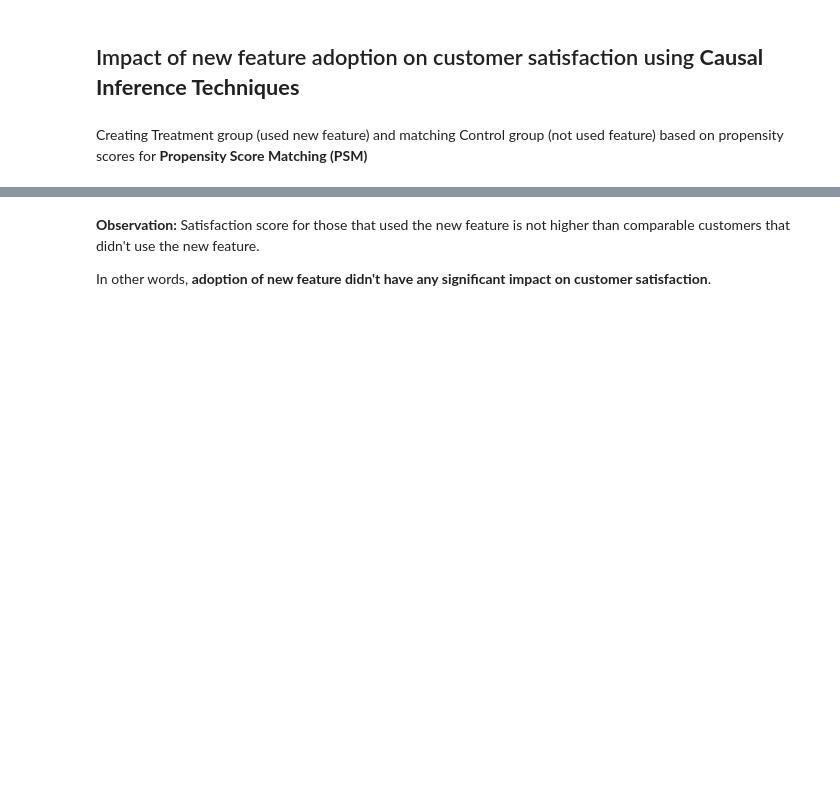
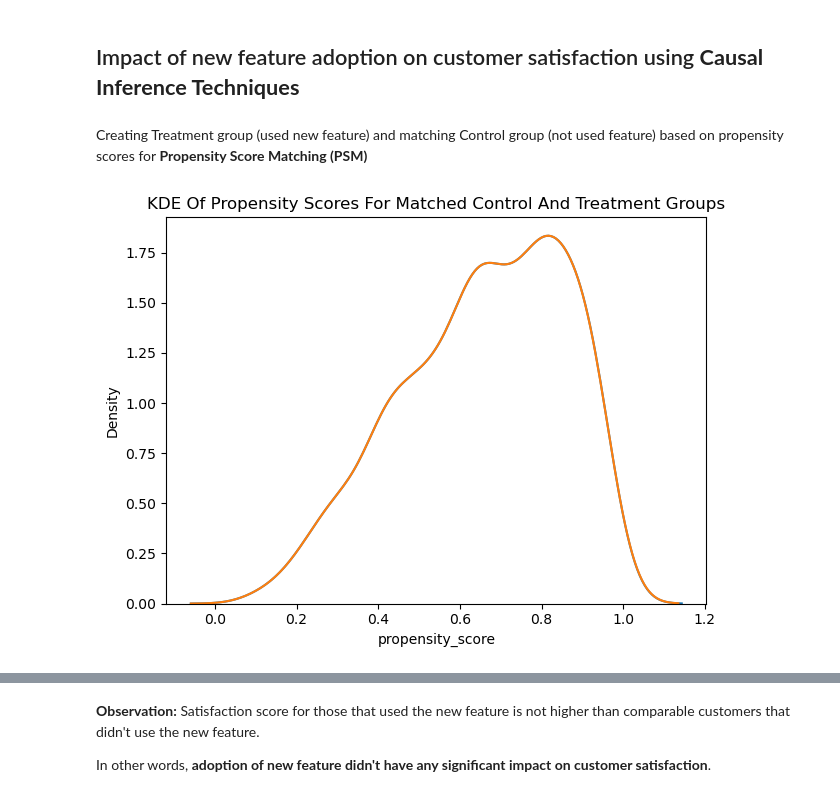
Before and after one commit to shruti0209/LearnML_Capstone, a Jupyter notebook: Lookalike_Analysis.ipynb, the cells around one changed output, grey strips where cells are left out. Cells and saved outputs as stored; diff of their text form; code cells hidden in the pictures; blank space fills up the shorter version.

```diff
--- a/Lookalike_Analysis.ipynb
+++ b/Lookalike_Analysis.ipynb
@@ -1155,3 +1194,12 @@ distances, indices = nn.kneighbors(treatment[['propensity_score']])
 
 matched_control = control.iloc[indices.flatten()].reset_index(drop=True)
 matched_treatment = treatment.reset_index(drop=True)
+# %%
+# Check if the propensity score matched data is balanced
+sns.kdeplot(matched_treatment['propensity_score'], label='Treatment')
+sns.kdeplot(matched_control['propensity_score'], label='Control')
+plt.title("KDE Of Propensity Scores For Matched Control And Treatment Groups")
+plt.tight_layout()
+plt.show()
+# %% [output]
+[figure, added]
```
Also changed, not shown: parts of 17 cells of this notebook, 1 other file.
